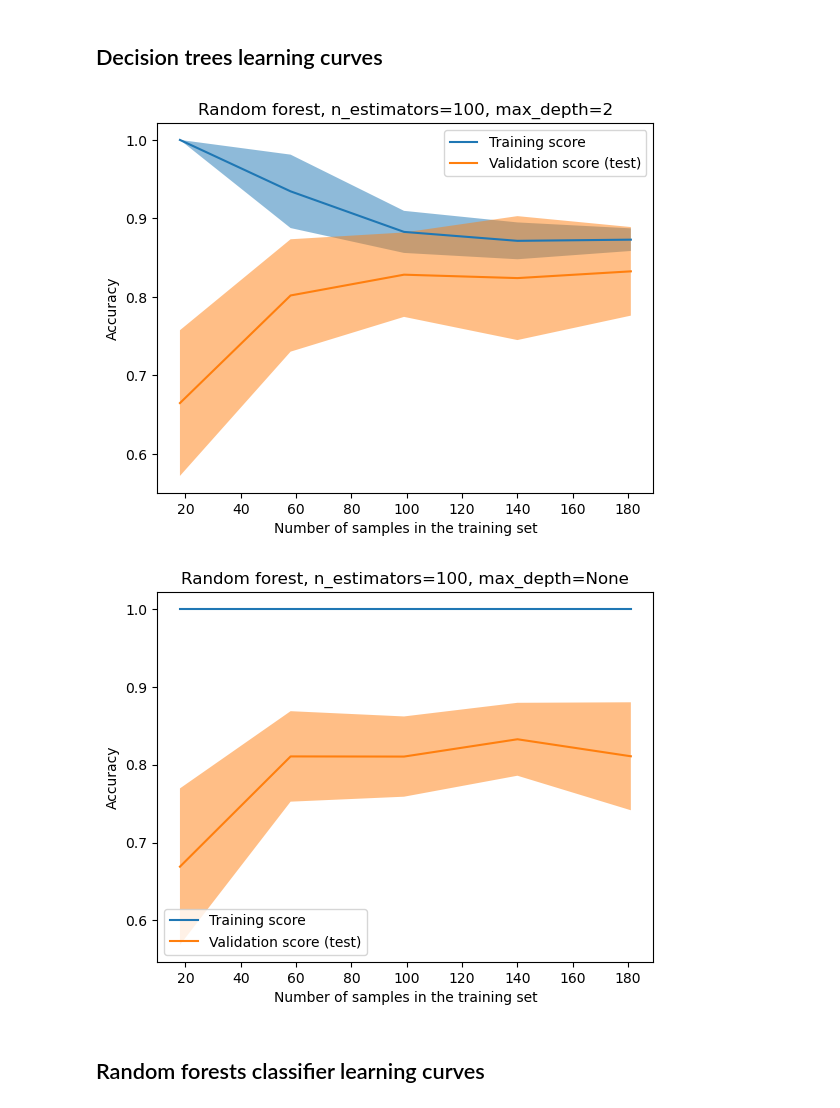
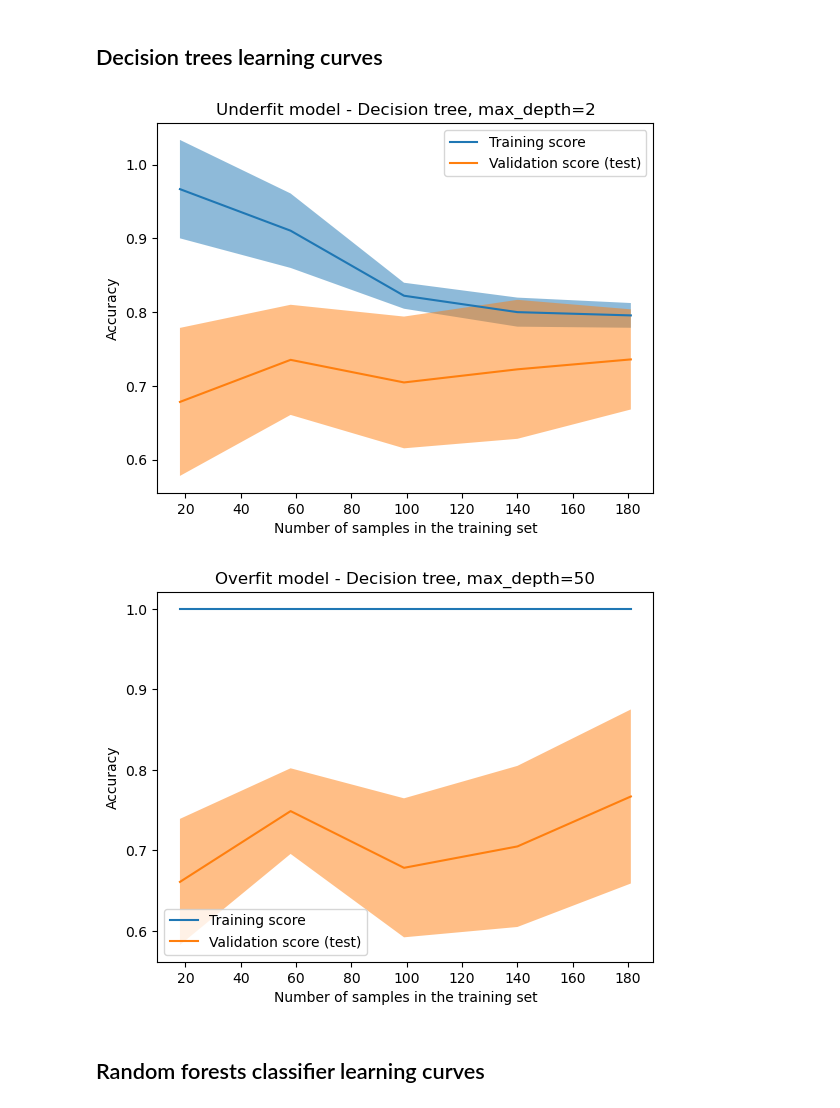
Before and after one commit to LexouLam/ML3, a Jupyter notebook: notebook/A1_ML3.1 - Algorithms Kit Eleve.ipynb, the cells around one changed output. Cells and saved outputs as stored; diff of their text form; code cells hidden in the pictures.

```diff
--- a/notebook/A1_ML3.1 - Algorithms Kit Eleve.ipynb
+++ b/notebook/A1_ML3.1 - Algorithms Kit Eleve.ipynb
@@ -593,31 +629,21 @@ plot_learning_curve(forest_clf, "Random forest, n_estimators=50, max_depth=3", X
 # %%
 # Underfit model
 # Train a decision tree with max_depth=2
-df_heart = pd.read_csv("../data/heart.csv")
-X = df_heart.drop(columns='target')
-y = df_heart['target']
-X_train, X_test, y_train, y_test = train_test_split(X, y, test_size=0.25, random_state=42, stratify=y)
-scaler=StandardScaler()
-X_train_norm=scaler.fit_transform(X_train)
-X_test_norm=scaler.transform(X_test)
-forest_clf = RandomForestClassifier(n_estimators=100, max_depth=2, random_state=42)
-plot_learning_curve(forest_clf, "Random forest, n_estimators=100, max_depth=2", X=X_train_norm, y=y_train, train_sizes=np.linspace(.1, 1.0, 5))
+
+tree_clf=DecisionTreeClassifier(max_depth=2)
+# forest_clf = RandomForestClassifier(n_estimators=100, max_depth=None, random_state=42)
+# svc_clf = SVC(C=1, gamma='auto')
+plot_learning_curve(tree_clf, "Underfit model - Decision tree, max_depth=2", X=X_train_norm, y=y_train, train_sizes=np.linspace(.1, 1.0, 5))
 # %% [output]
-[figure, old version]
+[figure, new version]
 # %%
 # Overfit model
 # Train a decision tree with max_depth=10
-
-df_heart = pd.read_csv("../data/heart.csv")
-X = df_heart.drop(columns='target')
-y = df_heart['target']
-X_train, X_test, y_train, y_test = train_test_split(X, y, test_size=0.25, random_state=42, stratify=y)
-scaler=StandardScaler()
-X_train_norm=scaler.fit_transform(X_train)
-X_test_norm=scaler.transform(X_test)
-forest_clf = RandomForestClassifier(n_estimators=100, max_depth=None, random_state=42)
-plot_learning_curve(forest_clf, "Random forest, n_estimators=100, max_depth=None", X=X_train_norm, y=y_train, train_sizes=np.linspace(.1, 1.0, 5))
+tree_clf=DecisionTreeClassifier(max_depth=50)
+# forest_clf = RandomForestClassifier(n_estimators=100, max_depth=None, random_state=42)
+# svc_clf = SVC(C=1, gamma='auto')
+plot_learning_curve(tree_clf, "Overfit model - Decision tree, max_depth=50", X=X_train_norm, y=y_train, train_sizes=np.linspace(.1, 1.0, 5))
 # %% [output]
-[figure, old version]
+[figure, new version]
 # %% [markdown]
 ## Random forests classifier learning curves
```
Also changed, not shown: parts of 23 cells of this notebook.
